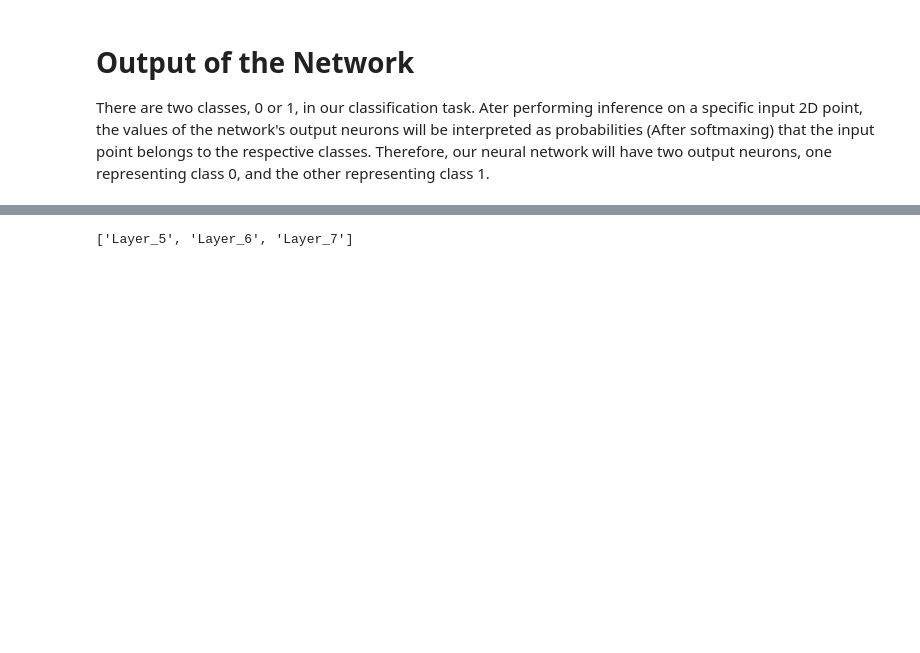
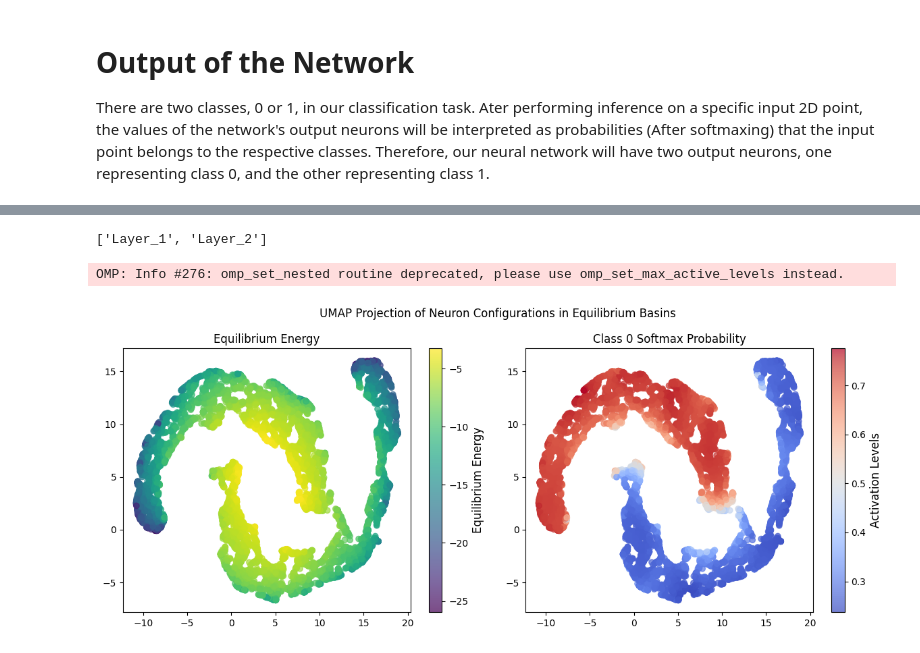
Before and after one commit to hhaller0826/energy-based-learning, a Jupyter notebook: demo.ipynb, the cells around one changed output, grey strips where cells are left out. Cells and saved outputs as stored; diff of their text form; code cells hidden in the pictures; blank space fills up the shorter version.

```diff
--- a/demo.ipynb
+++ b/demo.ipynb
@@ -170,9 +171,66 @@ Duration = 0 hours 27 min 53 sec
-# %%
-hidden_layers = network.free_layers()
-hidden_layer_names = []
-for layer in hidden_layers:
-    hidden_layer_names.append(layer.name)
-
-print(hidden_layer_names)
-# %% [output]
-['Layer_5', 'Layer_6', 'Layer_7']
+# %%
+eq_neuron_dict = {}
+
+hidden_layers = network.free_layers()
+hidden_layer_names = []
+for layer in hidden_layers:
+    hidden_layer_names.append(layer.name)
+    eq_neuron_dict[layer.name] = []
+
+print(hidden_layer_names)
+
+eq_energies = []
+all_data = []
+
+
+for k, (x, y, idx) in enumerate(test_loader):
+    batch = x
+    all_data.append(batch)
+    batch_labels = y
+    network.set_input(batch, reset=True)
+    en, n = energy_minimizer_inference.compute_eq_energy()
+    eq_energies.append(en)
+    for layer in hidden_layer_names:
+        layer_neurons = n[layer]
+        temp = eq_neuron_dict[layer]
+        temp.append(layer_neurons)
+        eq_neuron_dict[layer] = temp
+
+for layer in hidden_layer_names:
+    neuron_list = eq_neuron_dict[layer]
+    stacked_tensor = torch.cat(neuron_list, dim=0)
+    eq_neuron_dict[layer] = stacked_tensor.numpy()
+
+eq_energies = torch.cat(eq_energies, dim=0).numpy()
+all_data = torch.cat(all_data, dim=0).numpy()
+# %% [output]
+['Layer_1', 'Layer_2']
+# %%
+logit_out = eq_neuron_dict[hidden_layer_names[-1]]
+exp_arr = np.exp(logit_out - np.max(logit_out, axis=1, keepdims=True))
+softmax_probs = exp_arr / np.sum(exp_arr, axis=1, keepdims=True)
+# %%
+layer = 'Layer_1'
+
+umap_model1 = umap.UMAP(n_components=2, random_state=42)
+umap1 = umap_model1.fit_transform(eq_neuron_dict[layer])
+# %% [output]
+OMP: Info #276: omp_set_nested routine deprecated, please use omp_set_max_active_levels instead.
+# %%
+fig, axes = plt.subplots(1, 2, figsize=(12, 5))
+
+sc1 = axes[0].scatter(umap1[:, 0], umap1[:, 1], c=eq_energies, cmap='viridis', alpha=0.7)
+cbar1 = fig.colorbar(sc1, ax=axes[0])
+cbar1.set_label("Equilibrium Energy", fontsize=12)
+axes[0].set_title('Equilibrium Energy')
+
+sc2 = axes[1].scatter(umap1[:, 0], umap1[:, 1], c=softmax_probs[:,0], cmap='coolwarm', alpha=0.7)
+cbar2 = fig.colorbar(sc2, ax=axes[1])
+cbar2.set_label("Activation Levels", fontsize=12)
+axes[1].set_title('Class 0 Softmax Probability')
+
+plt.suptitle('UMAP Projection of Neuron Configurations in Equilibrium Basins')
+plt.tight_layout()
+plt.show()
+# %% [output]
+[figure, added]
```
Also changed, not shown: parts of 27 cells of this notebook, 2 other files.
